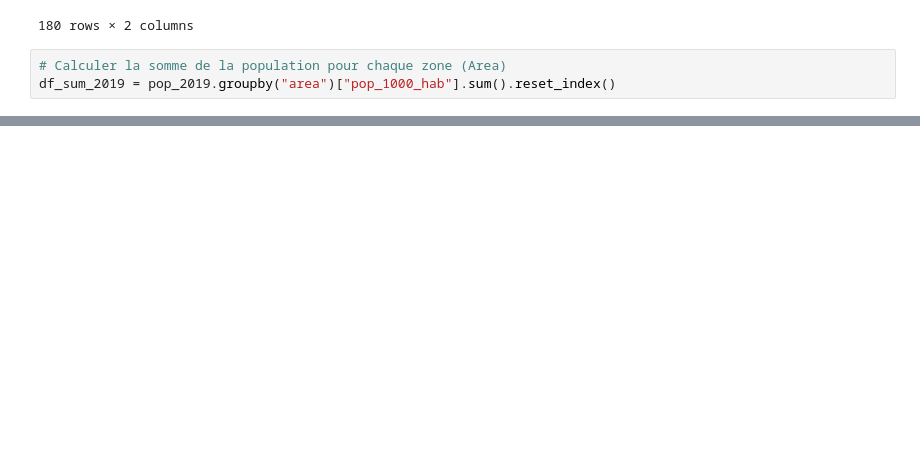
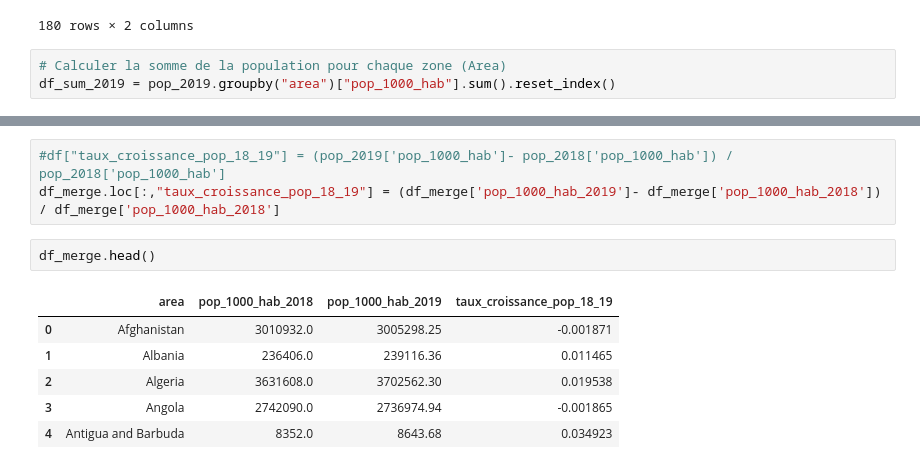
Before and after one commit to Noura-ou/la-librairie-pandas-avec-le-jeu-de-donn-es-de-la-FAO, a Jupyter notebook: fao_pandas/pandas.ipynb, the cells around one changed output, grey strips where cells are left out. Drawn from its saved outputs; the diff is of its cells as text; blank space fills up the shorter version.

Commit message:
Ajout taux

```diff
--- a/fao_pandas/pandas.ipynb
+++ b/fao_pandas/pandas.ipynb
@@ -733,0 +732,12 @@ df_sum_2019
+# %%
+#df["taux_croissance_pop_18_19"] = (pop_2019['pop_1000_hab']- pop_2018['pop_1000_hab']) / pop_2018['pop_1000_hab']
+df_merge.loc[:,"taux_croissance_pop_18_19"] = (df_merge['pop_1000_hab_2019']- df_merge['pop_1000_hab_2018']) / df_merge['pop_1000_hab_2018']
+# %%
+df_merge.head()
+# %% [output]
+|  | area | pop_1000_hab_2018 | pop_1000_hab_2019 | taux_croissance_pop_18_19 |
+| 0 | Afghanistan | 3010932.0 | 3005298.25 | -0.001871 |
+| 1 | Albania | 236406.0 | 239116.36 | 0.011465 |
+| 2 | Algeria | 3631608.0 | 3702562.30 | 0.019538 |
+| 3 | Angola | 2742090.0 | 2736974.94 | -0.001865 |
+| 4 | Antigua and Barbuda | 8352.0 | 8643.68 | 0.034923 |
```
Also changed, not shown: parts of 8 cells of this notebook.
